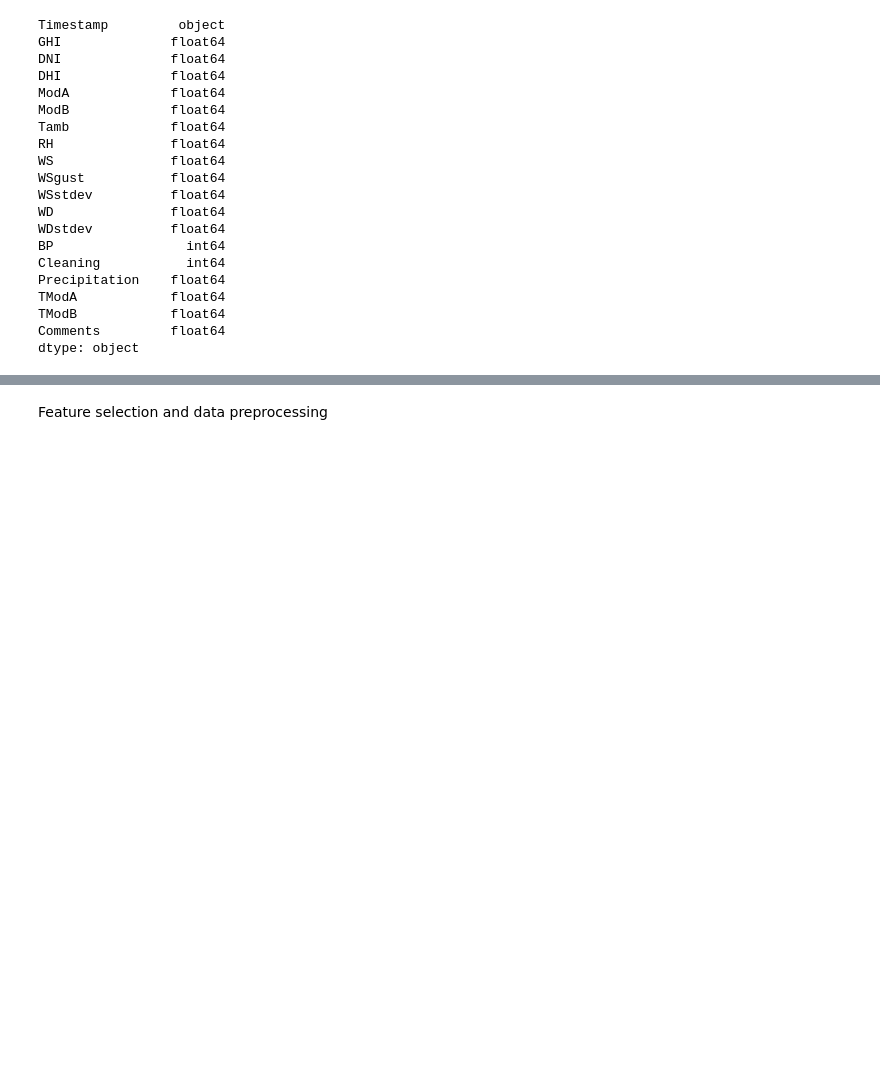
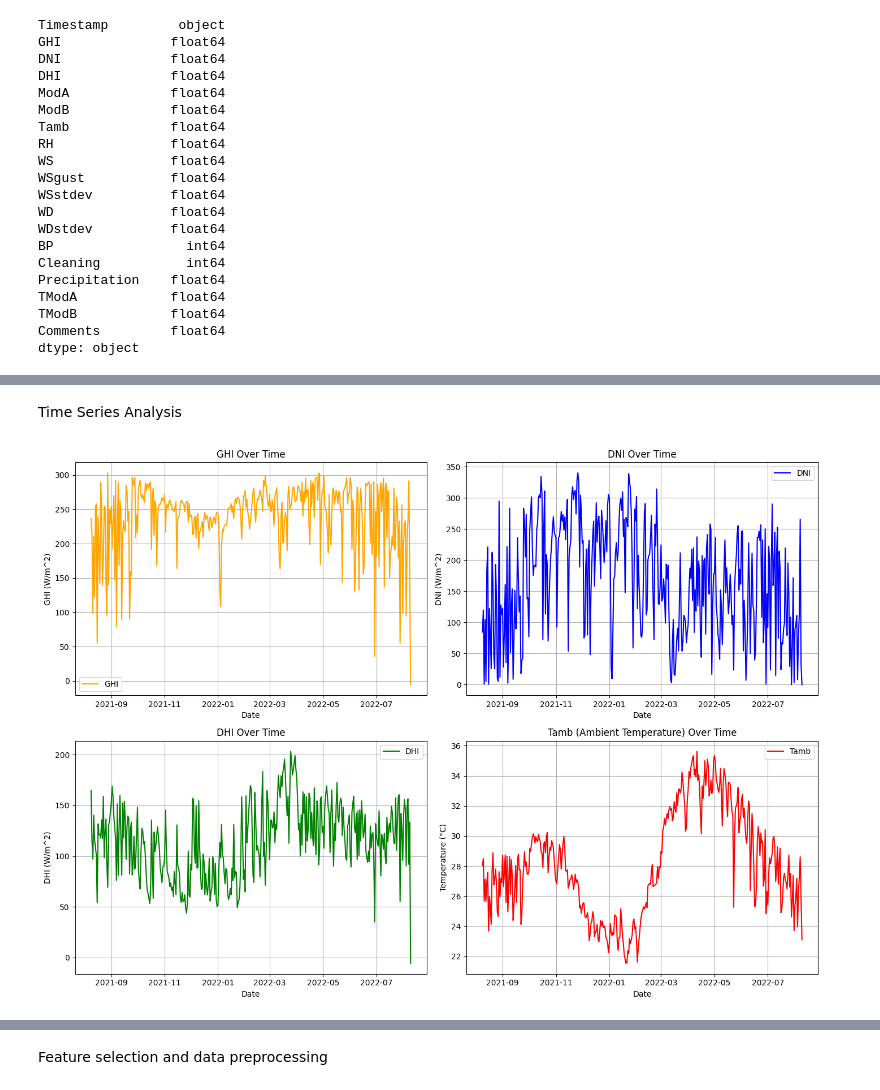
Before and after one commit to Temesgenasmamaw/Week_0, a Jupyter notebook: notebooks/benin.ipynb, the cells around one changed output, grey strips where cells are left out. Drawn from its saved outputs; the diff is of its cells as text; code cells hidden in the pictures; blank space fills up the shorter version.

```diff
--- a/notebooks/benin.ipynb
+++ b/notebooks/benin.ipynb
@@ -131,0 +92,7 @@ data .describe().T
+# %%
+# Convert the 'Timestamp' column to datetime format for time series analysis
+data['Timestamp'] = pd.to_datetime(data['Timestamp'])
+
+# Summary Statistics: Calculate mean, median, standard deviation, etc.
+summary_stats = data.describe()
+summary_stats
@@ -131,0 +137,10 @@ data .describe().T
+# %%
+# Check negative value
+# Convert relevant columns to numeric types
+numeric_columns = ['GHI', 'DNI', 'DHI', 'ModA', 'ModB', 'WS', 'WSgust']
+data[numeric_columns] = data[numeric_columns].apply(pd.to_numeric, errors='coerce')
+
+# Count of negative values in each column
+negative_counts = (data[numeric_columns] < 0).sum()
+print("Count of negative values in each column:")
+print(negative_counts)
@@ -131,0 +196,55 @@ data .describe().T
+# %% [markdown]
+Time Series Analysis
+# %%
+import matplotlib.pyplot as plt
+
+# Set the 'Timestamp' column as the index for easier time series plotting
+data.set_index('Timestamp', inplace=True)
+
+# Resample data to daily mean for clearer visualization of trends
+daily_data = data[['GHI', 'DNI', 'DHI', 'Tamb']].resample('D').mean()
+
+# Plot line graphs for GHI, DNI, DHI, and Tamb over time
+plt.figure(figsize=(14, 10))
+
+# Plot GHI
+plt.subplot(2, 2, 1)
+plt.plot(daily_data.index, daily_data['GHI'], color='orange', label='GHI')
+plt.title('GHI Over Time')
+plt.xlabel('Date')
+plt.ylabel('GHI (W/m^2)')
+plt.legend()
+plt.grid(True)
+
+# Plot DNI
+plt.subplot(2, 2, 2)
+plt.plot(daily_data.index, daily_data['DNI'], color='blue', label='DNI')
+plt.title('DNI Over Time')
+plt.xlabel('Date')
+plt.ylabel('DNI (W/m^2)')
+plt.legend()
+plt.grid(True)
+
+# Plot DHI
+plt.subplot(2, 2, 3)
+plt.plot(daily_data.index, daily_data['DHI'], color='green', label='DHI')
+plt.title('DHI Over Time')
+plt.xlabel('Date')
+plt.ylabel('DHI (W/m^2)')
+plt.legend()
+plt.grid(True)
+
+# Plot Tamb
+plt.subplot(2, 2, 4)
+plt.plot(daily_data.index, daily_data['Tamb'], color='red', label='Tamb')
+plt.title('Tamb (Ambient Temperature) Over Time')
+plt.xlabel('Date')
+plt.ylabel('Temperature (°C)')
+plt.legend()
+plt.grid(True)
+
+# Adjust layout
+plt.tight_layout()
+plt.show()
+# %% [output]
+[figure, added]
```
Also changed, not shown: parts of 48 cells of this notebook, 5 other files.
